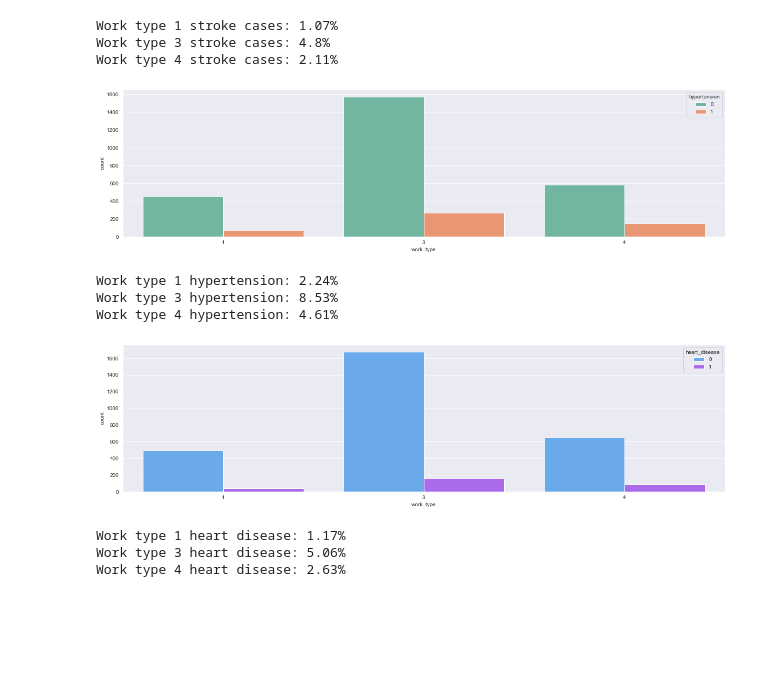
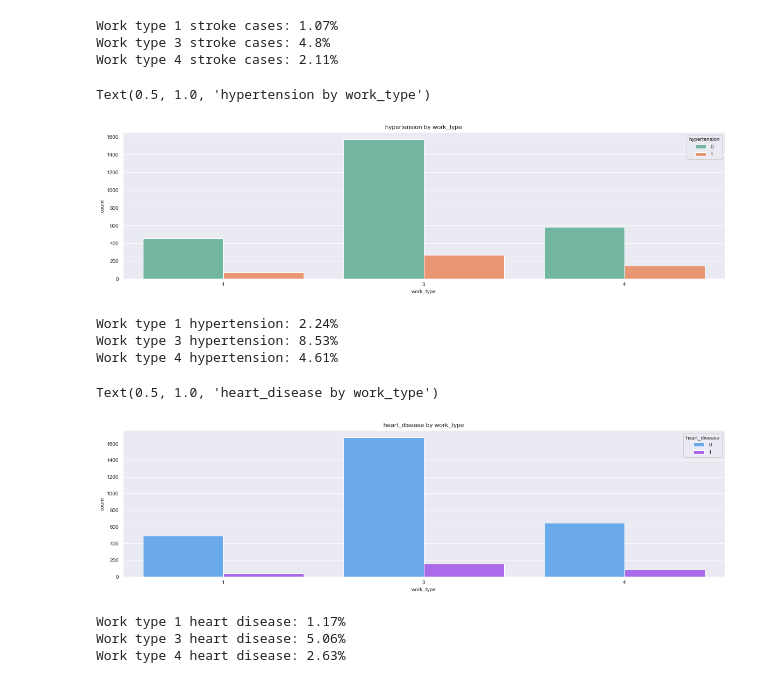
Before and after one commit to R-Kawabata/introduction_to_crisp_dm_using_stroke_data_set, a Jupyter notebook: introduction_to_crisp_dm_using_stroke_data_set.ipynb, the cells around one changed output. Drawn from its saved outputs; the diff is of its cells as text; code cells hidden in the pictures; blank space fills up the shorter version.

```diff
--- a/introduction_to_crisp_dm_using_stroke_data_set.ipynb
+++ b/introduction_to_crisp_dm_using_stroke_data_set.ipynb
@@ -299,9 +304,11 @@ Work type 4 stroke cases: 2.11%
 # %%
 plt.figure(figsize=(20,5))
 sns.set_style("darkgrid")
 fig = sns.countplot(data=df, x='work_type', hue='hypertension', palette='Set2')
+plt.title('hypertension by work_type')
 # %% [output]
+Text(0.5, 1.0, 'hypertension by work_type')
-[figure, old version]
+[figure, new version]
 # %%
 print('Work type 1 hypertension: {:.3}%'.format(100 * np.sum((df['work_type'] == 1) & (df['hypertension'] == 1)) \
                                                 / df.work_type.size))
@@ -317,8 +324,10 @@ Work type 4 hypertension: 4.61%
 plt.figure(figsize=(20,5))
 sns.set_style("darkgrid")
 fig = sns.countplot(data=df, x='work_type', hue='heart_disease', palette = 'cool')
+plt.title('heart_disease by work_type')
 # %% [output]
+Text(0.5, 1.0, 'heart_disease by work_type')
-[figure, old version]
+[figure, new version]
 # %%
 print('Work type 1 heart disease: {:.3}%'.format(100 * np.sum((df['work_type'] == 1) & (df['heart_disease'] == 1)) \
                                                  /df.work_type.size))
```
Also changed, not shown: parts of 15 cells of this notebook.
